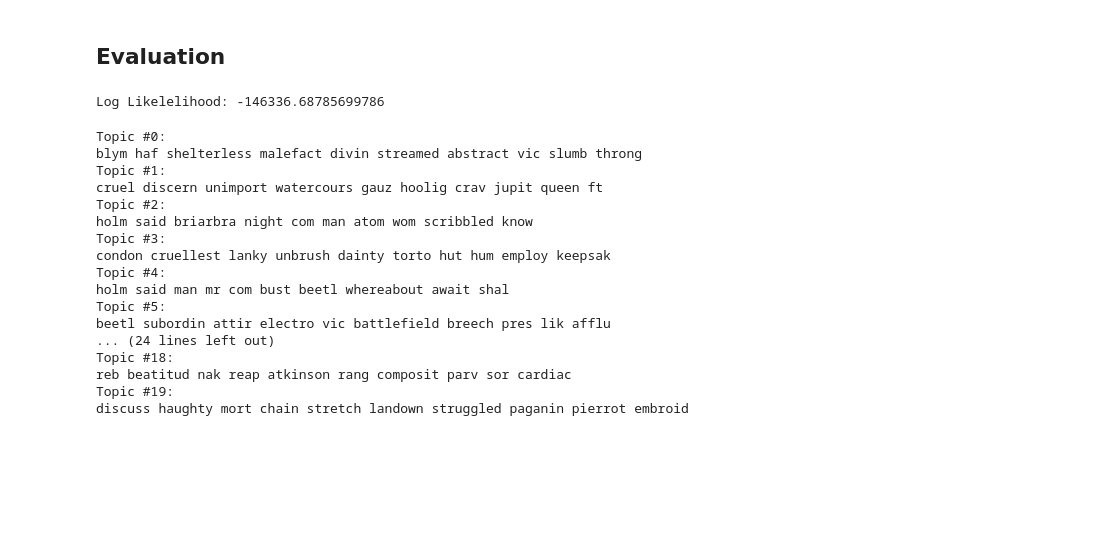
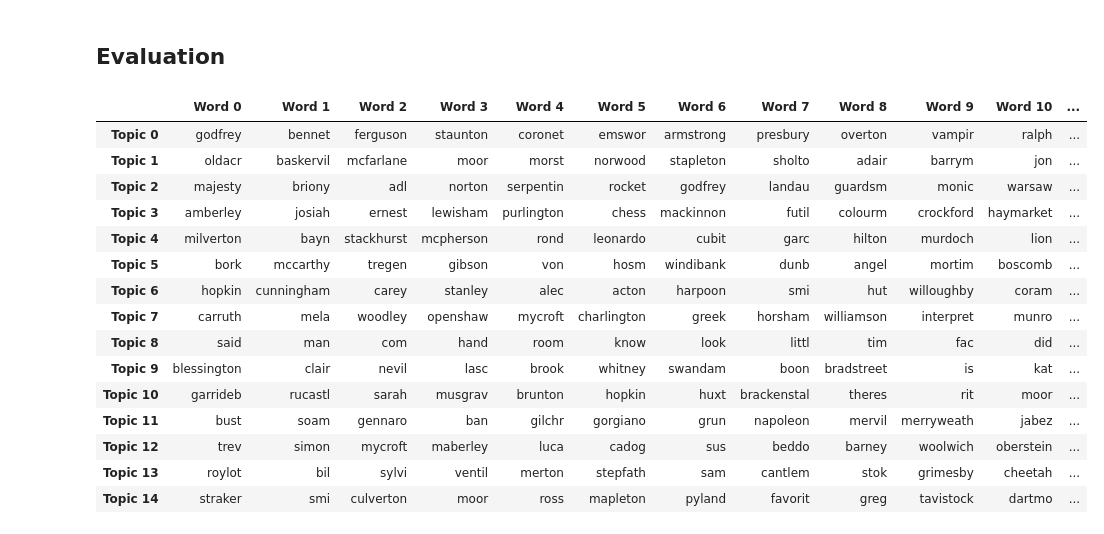
Before and after one commit to datadonK23/pyData-Projects, a Jupyter notebook: HolmesTopicModels/holmes-topic-models/notebook/2_Modeling.ipynb, the cells around one changed output. Drawn from its saved outputs; the diff is of its cells as text; code cells hidden in the pictures; blank space fills up the shorter version.

```diff
--- a/HolmesTopicModels/holmes-topic-models/notebook/2_Modeling.ipynb
+++ b/HolmesTopicModels/holmes-topic-models/notebook/2_Modeling.ipynb
@@ -53,9 +46,11 @@ nmf = NMF(n_components=n_topics)
+# %%
+lda_params = {"lda__learning_decay": [0.7, 0.9]}
 # %% [markdown]
 ## Pipeline
 # %%
 from sklearn.pipeline import Pipeline
 
-model = Pipeline([
+lda_pipe = Pipeline([
     ("tfidf", tfidf_stem),
-    ("model", lda)
+    ("lda", lda)
 ])
@@ -62,5 +59,9 @@ model = Pipeline([
+# %%
+from sklearn.model_selection import GridSearchCV
+
+lda_model = GridSearchCV(lda_pipe, param_grid=lda_params, cv=5, n_jobs=-1)
 # %% [markdown]
 ## Training
 # %%
-model.fit(corpus.data)
+lda_model.fit(corpus.data)
 # %% [output]
@@ -74,35 +85,36 @@ Pipeline(memory=None,
 # %% [markdown]
 ## Evaluation
 # %%
-print("Log Likelelihood:", model.score(corpus.data))
+#print("Log Likelihood:", model.score(corpus.data))
-# %% [output]
-Log Likelelihood: -146336.68785699786
-# %%
-# Inspect topics
-names = tfidf_stem.get_feature_names()
-
-def print_top_words(model, feature_names, n_top_words):
-    for topic_idx, topic in enumerate(model.components_):
-        print("Topic #%d:" % topic_idx)
-        print(" ".join([feature_names[i]
-                        for i in topic.argsort()[:-n_top_words - 1:-1]]))
-
-print_top_words(lda, names, 10)
-# %% [output]
-Topic #0:
-blym haf shelterless malefact divin streamed abstract vic slumb throng
-Topic #1:
-cruel discern unimport watercours gauz hoolig crav jupit queen ft
-Topic #2:
-holm said briarbra night com man atom wom scribbled know
-Topic #3:
-condon cruellest lanky unbrush dainty torto hut hum employ keepsak
-Topic #4:
-holm said man mr com bust beetl whereabout await shal
-Topic #5:
-beetl subordin attir electro vic battlefield breech pres lik afflu
-... (24 lines left out)
-Topic #18:
-reb beatitud nak reap atkinson rang composit parv sor cardiac
-Topic #19:
-discuss haughty mort chain stretch landown struggled paganin pierrot embroid
+# %%
+def show_topics(vectorizer, lda_model, n_words=20):
+    keywords = np.array(vectorizer.get_feature_names())
+    topic_keywords = []
+    for topic_weights in lda_model.components_:
+        top_keyword_locs = (-topic_weights).argsort()[:n_words]
+        topic_keywords.append(keywords.take(top_keyword_locs))
+    return topic_keywords
+
+topic_keywords = show_topics(vectorizer=tfidf_stem, lda_model=lda_model.best_estimator_.named_steps.lda, n_words=15)
+
+df_topic_keywords = pd.DataFrame(topic_keywords)
+df_topic_keywords.columns = ['Word '+str(i) for i in range(df_topic_keywords.shape[1])]
+df_topic_keywords.index = ['Topic '+str(i) for i in range(df_topic_keywords.shape[0])]
+df_topic_keywords
+# %% [output]
+|  | Word 0 | Word 1 | Word 2 | Word 3 | Word 4 | Word 5 | Word 6 | Word 7 | Word 8 | Word 9 | Word 10 | ... |
+| Topic 0 | godfrey | bennet | ferguson | staunton | coronet | emswor | armstrong | presbury | overton | vampir | ralph | ... |
+| Topic 1 | oldacr | baskervil | mcfarlane | moor | morst | norwood | stapleton | sholto | adair | barrym | jon | ... |
+| Topic 2 | majesty | briony | adl | norton | serpentin | rocket | godfrey | landau | guardsm | monic | warsaw | ... |
+| Topic 3 | amberley | josiah | ernest | lewisham | purlington | chess | mackinnon | futil | colourm | crockford | haymarket | ... |
+| Topic 4 | milverton | bayn | stackhurst | mcpherson | rond | leonardo | cubit | garc | hilton | murdoch | lion | ... |
+| Topic 5 | bork | mccarthy | tregen | gibson | von | hosm | windibank | dunb | angel | mortim | boscomb | ... |
+| Topic 6 | hopkin | cunningham | carey | stanley | alec | acton | harpoon | smi | hut | willoughby | coram | ... |
+| Topic 7 | carruth | mela | woodley | openshaw | mycroft | charlington | greek | horsham | williamson | interpret | munro | ... |
+| Topic 8 | said | man | com | hand | room | know | look | littl | tim | fac | did | ... |
+| Topic 9 | blessington | clair | nevil | lasc | brook | whitney | swandam | boon | bradstreet | is | kat | ... |
+| Topic 10 | garrideb | rucastl | sarah | musgrav | brunton | hopkin | huxt | brackenstal | theres | rit | moor | ... |
+| Topic 11 | bust | soam | gennaro | ban | gilchr | gorgiano | grun | napoleon | mervil | merryweath | jabez | ... |
+| Topic 12 | trev | simon | mycroft | maberley | luca | cadog | sus | beddo | barney | woolwich | oberstein | ... |
+| Topic 13 | roylot | bil | sylvi | ventil | merton | stepfath | sam | cantlem | stok | grimesby | cheetah | ... |
+| Topic 14 | straker | smi | culverton | moor | ross | mapleton | pyland | favorit | greg | tavistock | dartmo | ... |
```
Also changed, not shown: parts of 6 cells of this notebook, 1 other file.
